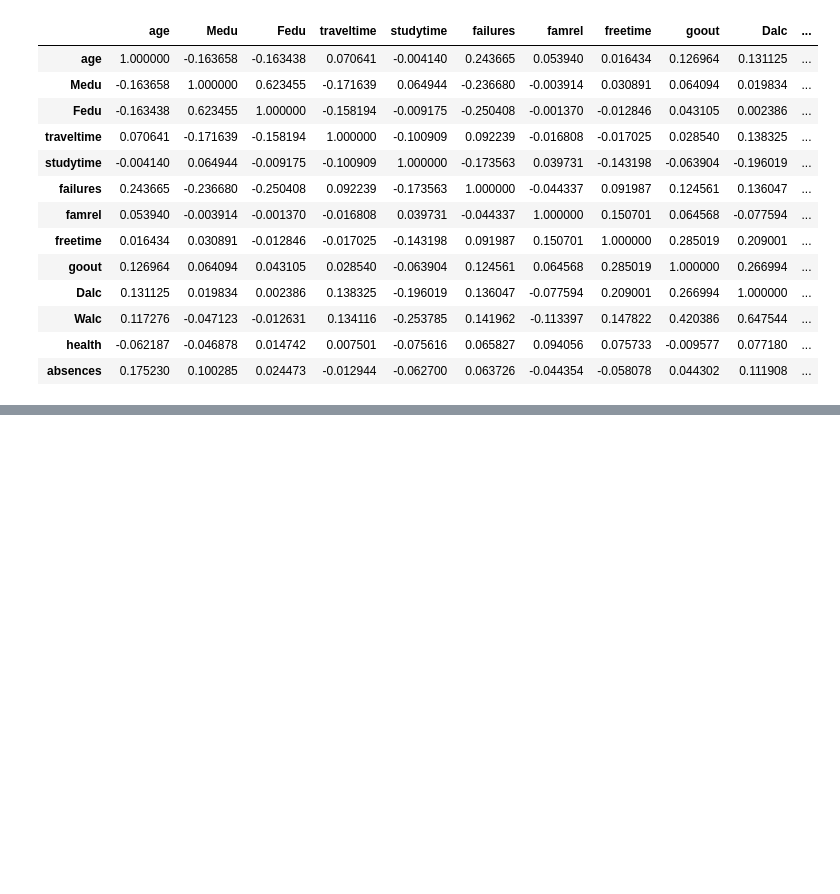
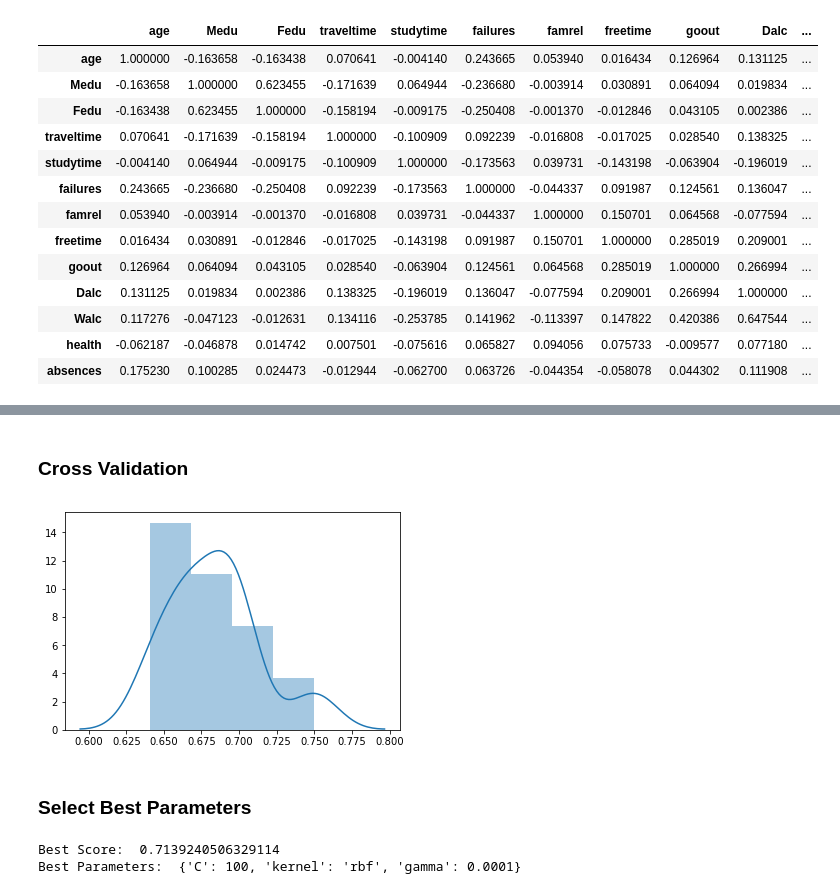
Before and after one commit to Aummul-B/Machine-Learning, a Jupyter notebook: Student Intervention/Student Intervention.ipynb, the cells around one changed output, grey strips where cells are left out. Cells and saved outputs as stored; diff of their text form; code cells hidden in the pictures; blank space fills up the shorter version.

```diff
--- a/Student Intervention/Student Intervention.ipynb
+++ b/Student Intervention/Student Intervention.ipynb
@@ -117,2 +104,2 @@ target1.head()
 # %%
-target=target.replace(['yes','no'],[1,0])
+#target=target.replace(['yes','no'],[1,0])
@@ -203,0 +234,15 @@ plt.show()
+# %% [markdown]
+### Cross Validation
+# %%
+from sklearn.cross_validation import cross_val_score
+
+def crossValidation(model,features,target):
+    scores=cross_val_score(model,features,target,cv=10)
+    sns.distplot(scores)
+# %%
+rf=SVC()
+crossValidation(rf,features_output,target1)
+# %% [output]
+[figure, added]
+# %% [markdown]
+### Select Best Parameters
@@ -203,0 +257,7 @@ plt.show()
+# %%
+svc=SVC()
+params={'kernel':['rbf','linear'],'C':[1,10,100,200,300,400,500],'gamma':[1e-2,1e-3,1e-4,1e-5]}
+gridSearch(svc,params,features_output,target1,10)
+# %% [output]
+Best Score:  0.7139240506329114
+Best Parameters:  {'C': 100, 'kernel': 'rbf', 'gamma': 0.0001}
```
Also changed, not shown: parts of 25 cells of this notebook, 1 other file.
